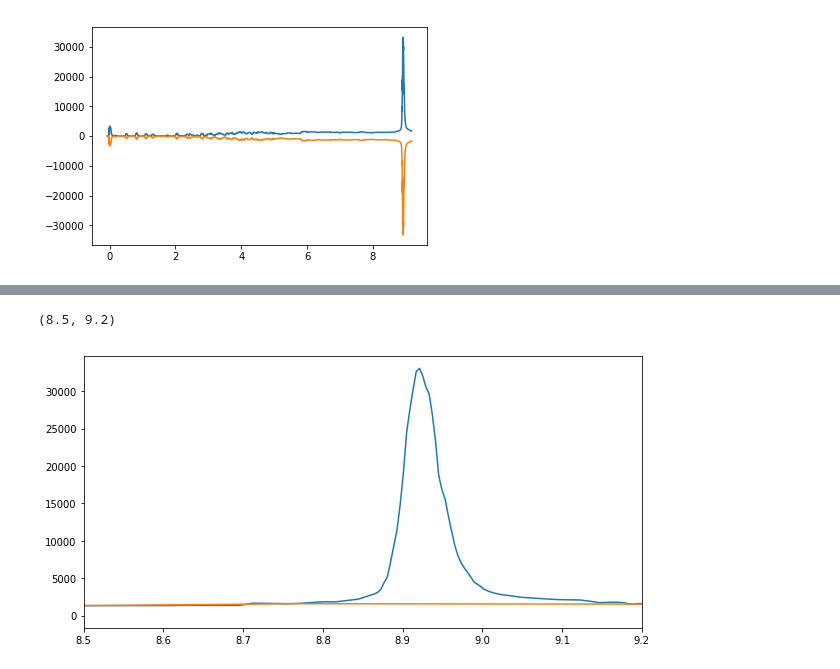
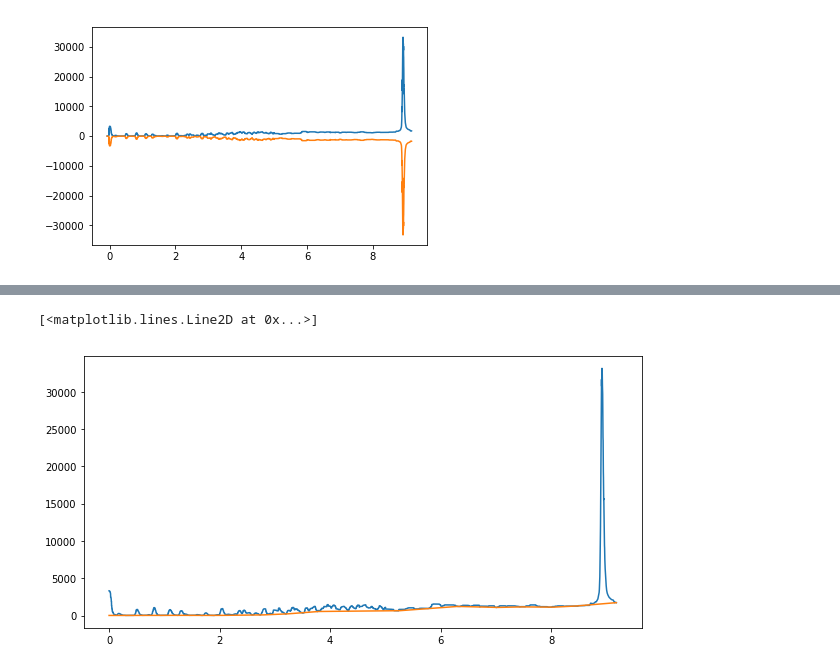
Before and after one commit to Almaz93/neutrino, a Jupyter notebook: double_beta_decay/Almaz's work/calculation/decomposition-Ga_2.ipynb, the cells around one changed output, grey strips where cells are left out. Cells and saved outputs as stored; diff of their text form; code cells hidden in the pictures.

```diff
--- a/double_beta_decay/Almaz's work/calculation/decomposition-Ga_2.ipynb
+++ b/double_beta_decay/Almaz's work/calculation/decomposition-Ga_2.ipynb
@@ -78,7 +79,7 @@ plt.plot(data['x'].values, -data['y'].values)
 [<matplotlib.lines.Line2D at 0x...>]
 [figure]
 # %%
-x_data = np.linspace(0,29,len(data['x'].values))
+x_data = np.linspace(0,9.18,len(data['x'].values))
 y_data = np.interp(x_data, data['x'].values, data['y'].values)
 #plt.plot(x_data, y_data)
 plt.plot(x_data, -y_data+35000)
@@ -88,5 +89,5 @@ plt.plot(x_data, -y_data+35000)
 # %%
-peaks, _ = sc.signal.find_peaks(-y_data+35000, distance=80)
+peaks, _ = sc.signal.find_peaks(-y_data+35000, distance=201)
 plt.figure(figsize=(10,5))
 plt.plot(y_data)
 plt.plot(peaks, y_data[peaks], "x")
@@ -104,12 +105,12 @@ plt.xlim(8.7,9.2)
 # %%
 y_data2 = np.interp(x_data, x_data[peaks], y_data[peaks])
 plt.figure(figsize=(10,5))
 plt.plot(x_data, y_data)
 plt.plot(x_data, y_data2)
-plt.xlim(8.5,9.2)
+#plt.xlim(8.5,9.2)
 # %% [output]
-(8.5, 9.2)
+[<matplotlib.lines.Line2D at 0x...>]
-[figure, old version]
+[figure, new version]
 # %%
 temp1 = pd.DataFrame({'x':x_data, 'y':y_data})
 temp2 = pd.DataFrame({'x':x_data, 'y':y_data2})
```
Also changed, not shown: parts of 11 cells of this notebook, 28 other files.
